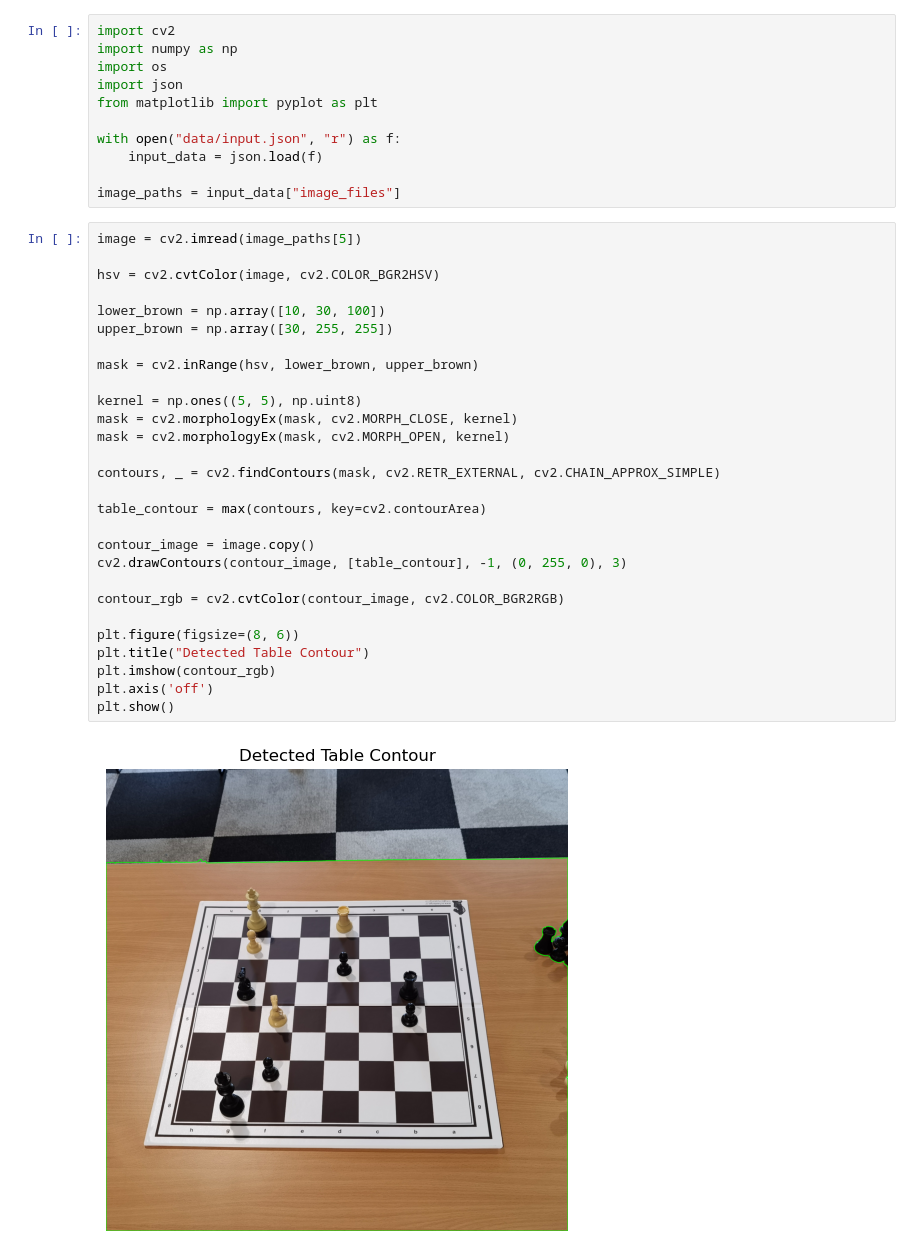
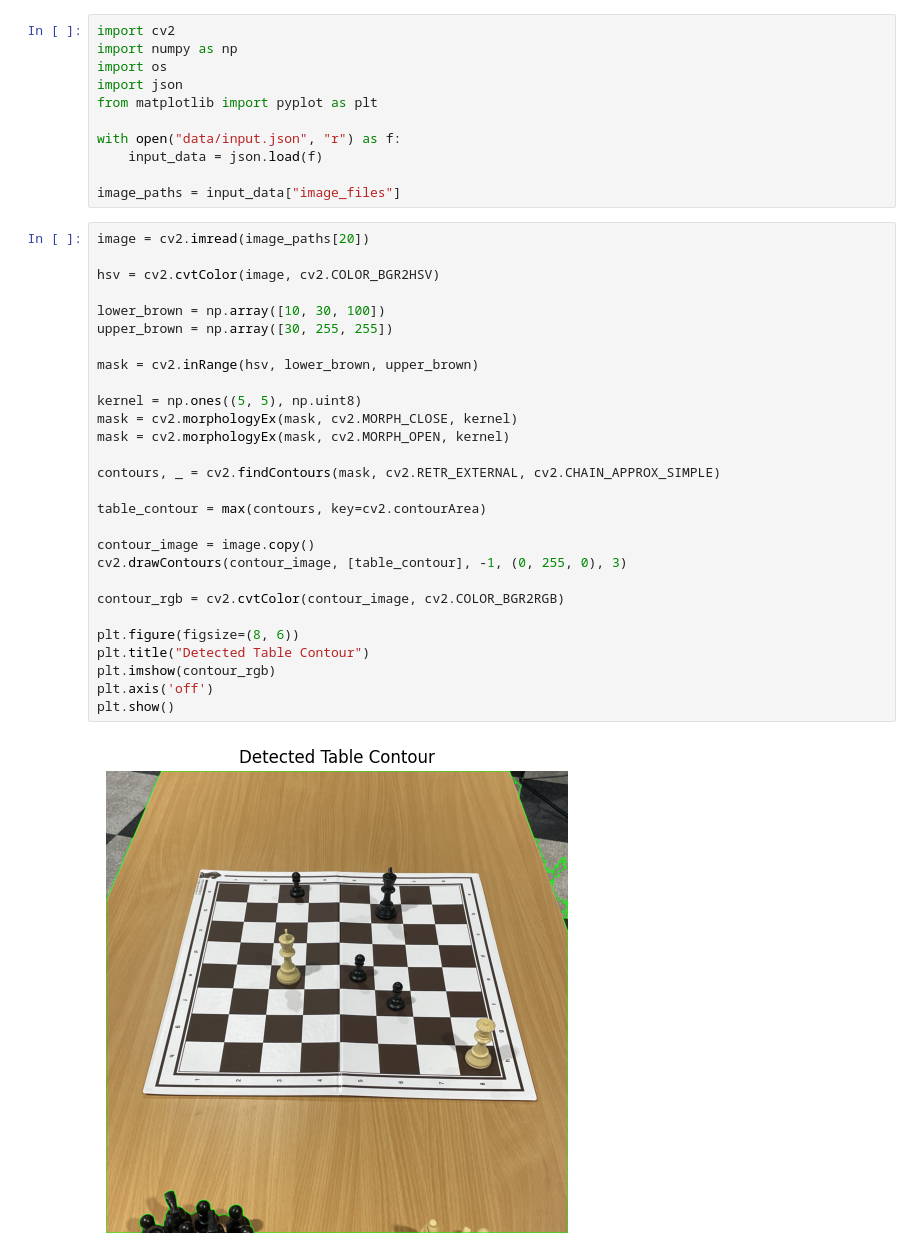
Before and after one commit to SmogJ1/VC, a Jupyter notebook: proj.ipynb, the cells around one changed output. Saved outputs shown, nothing was run; the diff lists cells and outputs as text.

```diff
--- a/proj.ipynb
+++ b/proj.ipynb
@@ -10,35 +10,35 @@ with open("data/input.json", "r") as f:
 
 image_paths = input_data["image_files"]
 # %%
-image = cv2.imread(image_paths[5])
+image = cv2.imread(image_paths[20])
 
 hsv = cv2.cvtColor(image, cv2.COLOR_BGR2HSV)
 
 lower_brown = np.array([10, 30, 100])
 upper_brown = np.array([30, 255, 255])
 
 mask = cv2.inRange(hsv, lower_brown, upper_brown)
 
 kernel = np.ones((5, 5), np.uint8)
 mask = cv2.morphologyEx(mask, cv2.MORPH_CLOSE, kernel)
 mask = cv2.morphologyEx(mask, cv2.MORPH_OPEN, kernel)
 
 contours, _ = cv2.findContours(mask, cv2.RETR_EXTERNAL, cv2.CHAIN_APPROX_SIMPLE)
 
 table_contour = max(contours, key=cv2.contourArea)
 
 contour_image = image.copy()
 cv2.drawContours(contour_image, [table_contour], -1, (0, 255, 0), 3)
 
 contour_rgb = cv2.cvtColor(contour_image, cv2.COLOR_BGR2RGB)
 
 plt.figure(figsize=(8, 6))
 plt.title("Detected Table Contour")
 plt.imshow(contour_rgb)
 plt.axis('off')
 plt.show()
 # %% [output]
-[figure, old version]
+[figure, new version]
 # %%
 table_mask = np.zeros_like(image)
 cv2.drawContours(table_mask, [table_contour], -1, (255, 255, 255), thickness=cv2.FILLED)
```
Also changed, not shown: parts of 4 cells of this notebook.
